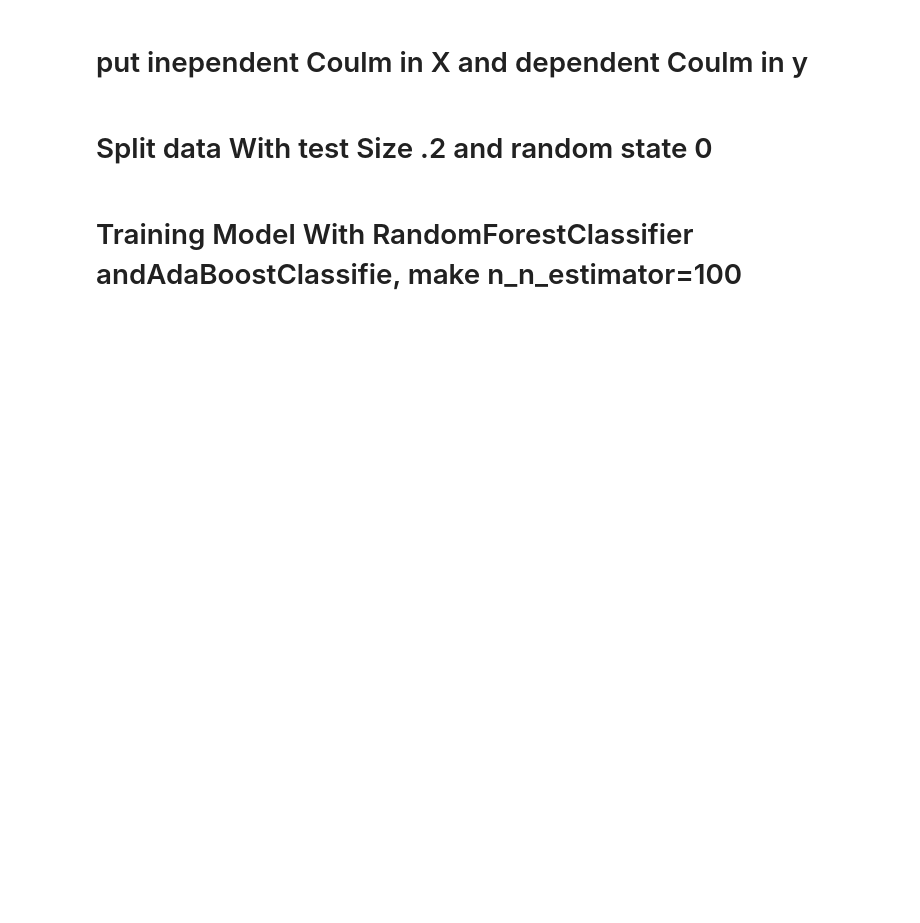
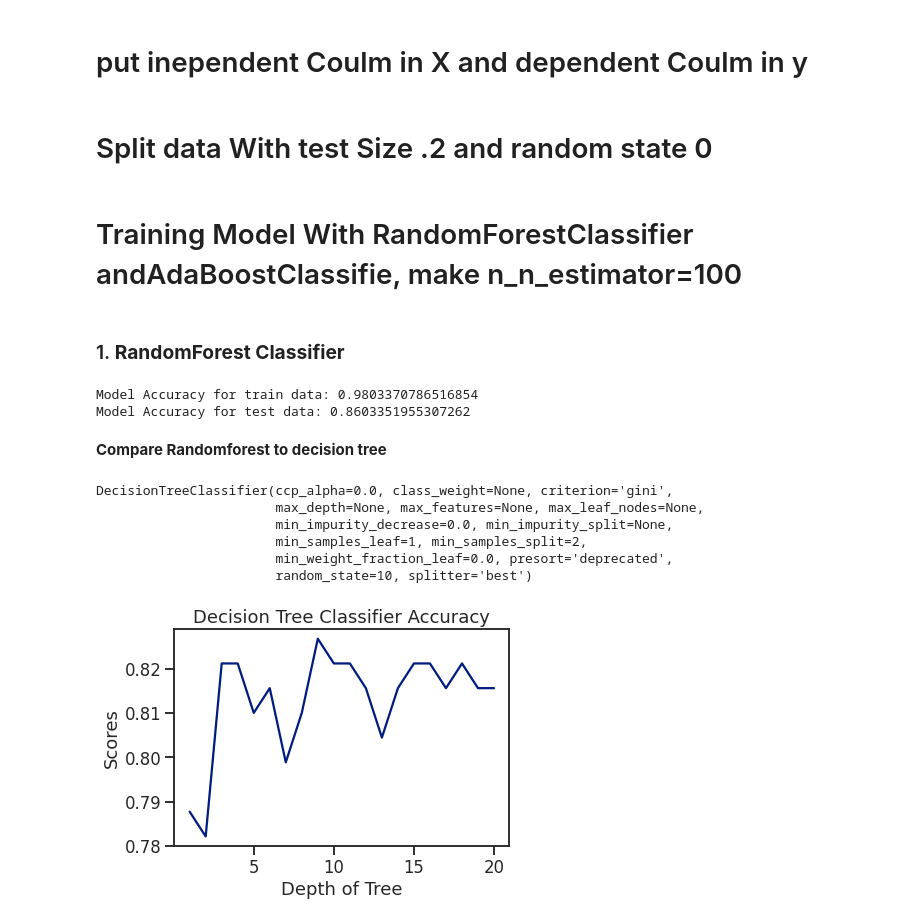
Before and after one commit to mady1258/Ensemble, a Jupyter notebook: Seasion Ensemple/Templet Excrcise/Templet Excracise_answer.ipynb, the cells around one changed output. Saved outputs shown, nothing was run; the diff lists cells and outputs as text; code cells hidden in the pictures; blank space fills up the shorter version.

```diff
--- a/Seasion Ensemple/Templet Excrcise/Templet Excracise_answer.ipynb
+++ b/Seasion Ensemple/Templet Excrcise/Templet Excracise_answer.ipynb
@@ -54,2 +211,51 @@ import seaborn as sns
+# %%
+# Perform pre-processing to scale numeric features
+scale = preprocessing.StandardScaler()
+X_train = scale.fit_transform(X_train)
+
+# Test features are scaled using the scaler computed for the training features
+X_test = scale.transform(X_test)
 # %% [markdown]
 # Training Model With RandomForestClassifier andAdaBoostClassifie, make n_n_estimator=100
+# %% [markdown]
+### 1. **RandomForest Classifier**
+# %%
+rf_model = RandomForestClassifier(n_estimators= 100,max_depth= 30,min_samples_split= 2,random_state=1)
+rf_model.fit(X_train, y_train)
+print(f'Model Accuracy for train data: {rf_model.score(X_train, y_train)}')
+print(f'Model Accuracy for test data: {rf_model.score(X_test, y_test)}')
+# %% [output]
+Model Accuracy for train data: 0.9803370786516854
+Model Accuracy for test data: 0.8603351955307262
+# %% [markdown]
+**Compare Randomforest to decision tree**
+# %%
+tree = DecisionTreeClassifier(random_state= 10)
+tree.fit(X_train, y_train)
+# %% [output]
+DecisionTreeClassifier(ccp_alpha=0.0, class_weight=None, criterion='gini',
+                       max_depth=None, max_features=None, max_leaf_nodes=None,
+                       min_impurity_decrease=0.0, min_impurity_split=None,
+                       min_samples_leaf=1, min_samples_split=2,
+                       min_weight_fraction_leaf=0.0, presort='deprecated',
+                       random_state=10, splitter='best')
+# %%
+scores = []
+
+for i in range(1, 21):
+    tree = DecisionTreeClassifier(random_state=1, max_depth=i)
+    tree.fit(X_train, y_train)
+    score = tree.score(X_test, y_test)
+    scores.append(tree.score(X_test, y_test))
+# %%
+sns.set_context('talk')
+sns.set_palette('dark')
+sns.set_style('ticks')
+
+plt.plot(range(1, 21), scores)
+plt.xlabel("Depth of Tree")
+plt.ylabel("Scores")
+plt.title("Decision Tree Classifier Accuracy")
+plt.show()
+# %% [output]
+[figure, added]
```
Also changed, not shown: parts of 23 cells of this notebook.
